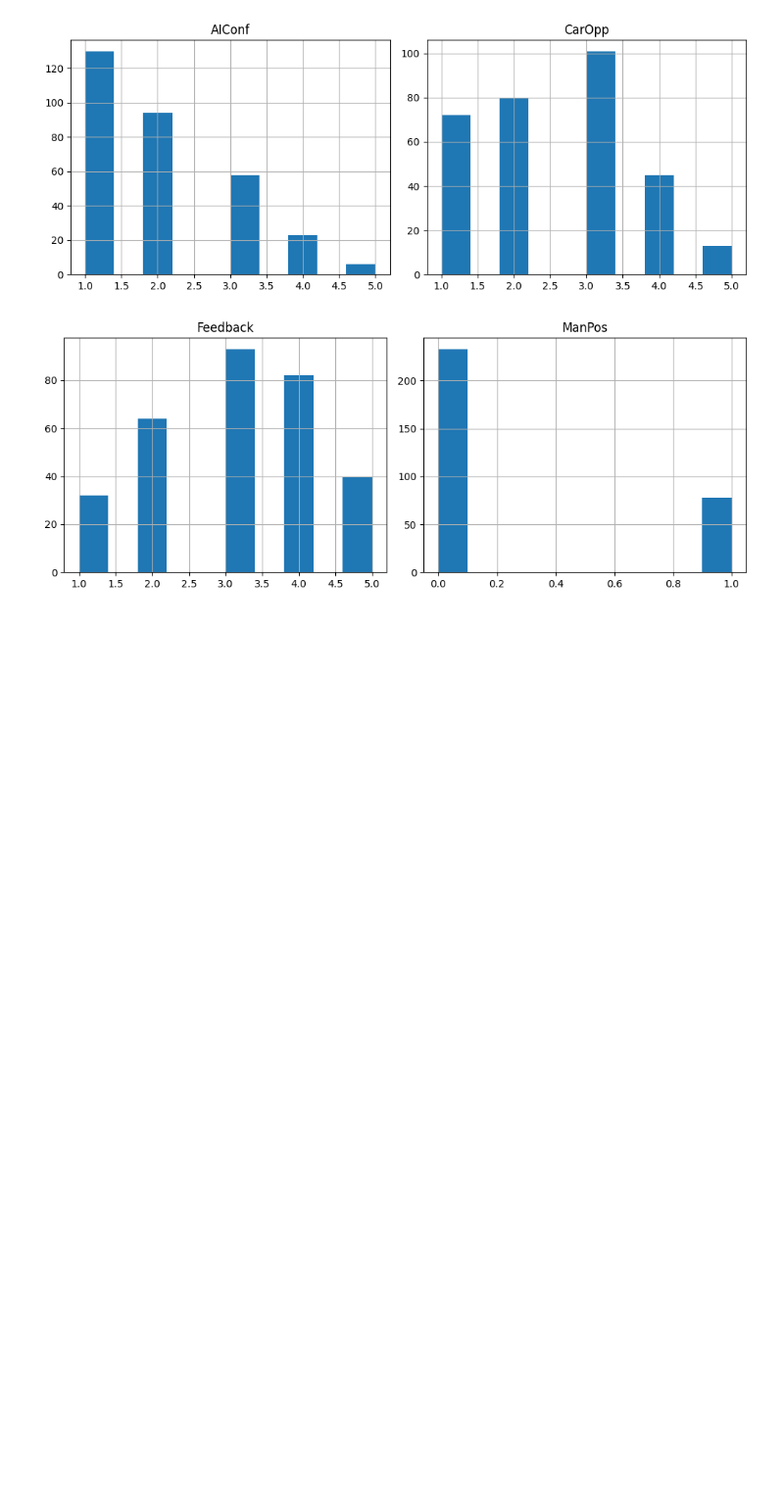
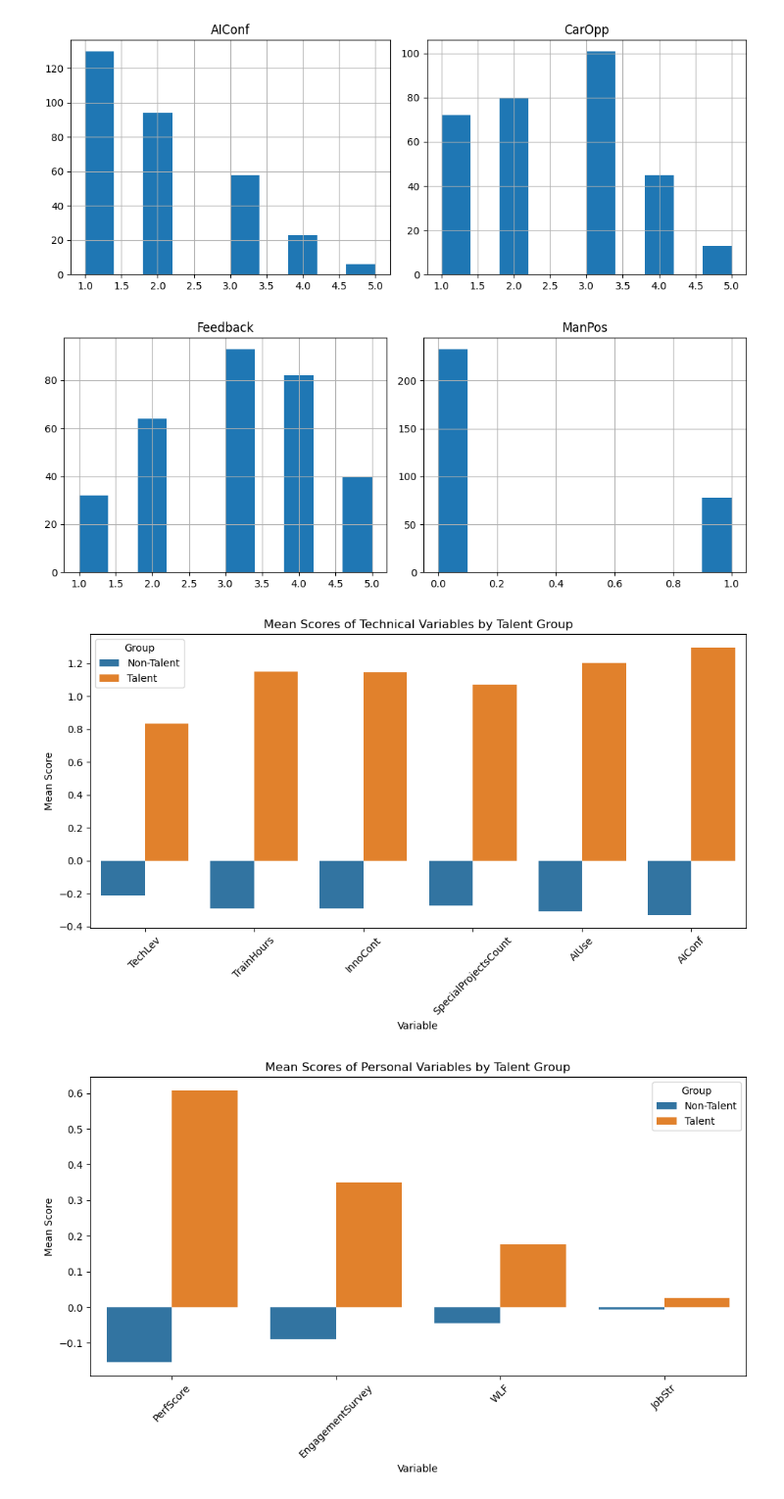
Before and after one commit to DovydasVe/HR_analytics_protecting_talent, a Jupyter notebook: Prerequisite work/Data exploration.ipynb, the cells around one changed output. Shown at 98% size. Drawn from its saved outputs; the diff is of its cells as text; code cells hidden in the pictures; blank space fills up the shorter version.

Commit message:
Add mean difference visualisation for variables in talent formula between talents and non-talents

```diff
--- a/Prerequisite work/Data exploration.ipynb
+++ b/Prerequisite work/Data exploration.ipynb
@@ -239,3 +240,34 @@ plt.tight_layout()
 plt.show()
 # %% [output]
 [figure]
+# %%
+df_scaled = pd.read_excel("Cleaned_ABS_Tech_Case_2026_Data.xlsx")
+
+# Define variables by dimension
+technical_vars = ["TechLev", "TrainHours", "InnoCont", "SpecialProjectsCount", "AIUse", "AIConf"]
+personal_vars = ["PerfScore", "EngagementSurvey", "WLF", "JobStr"]
+interpersonal_vars = ["Feedback", "Trust", "TeamIden", "Network", "ProjColl"]
+
+# Helper function to plot mean scores per variable for talents vs non-talents
+def plot_dimension(df, vars_list, dimension_name):
+    mean_scores = df.groupby('is_talent')[vars_list].mean().reset_index()
+    mean_scores = mean_scores.melt(id_vars='is_talent', var_name='Variable', value_name='Mean Score')
+    mean_scores['is_talent'] = mean_scores['is_talent'].map({0: 'Non-Talent', 1: 'Talent'})
+
+    plt.figure(figsize=(10,6))
+    sns.barplot(data=mean_scores, x='Variable', y='Mean Score', hue='is_talent')
+    plt.title(f'Mean Scores of {dimension_name} Variables by Talent Group')
+    plt.ylabel('Mean Score')
+    plt.xlabel('Variable')
+    plt.xticks(rotation=45)
+    plt.legend(title='Group')
+    plt.tight_layout()
+    plt.show()
+
+# Plot each dimension
+plot_dimension(df_scaled, technical_vars, 'Technical')
+plot_dimension(df_scaled, personal_vars, 'Personal')
+plot_dimension(df_scaled, interpersonal_vars, 'Interpersonal')
+# %% [output]
+[figure, added]
+[figure, added]
```
Also changed, not shown: parts of 2 cells of this notebook.
